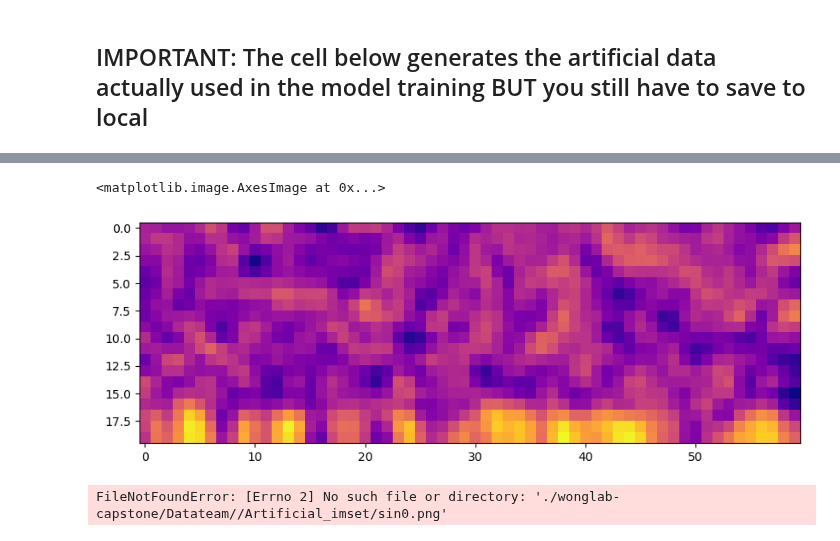
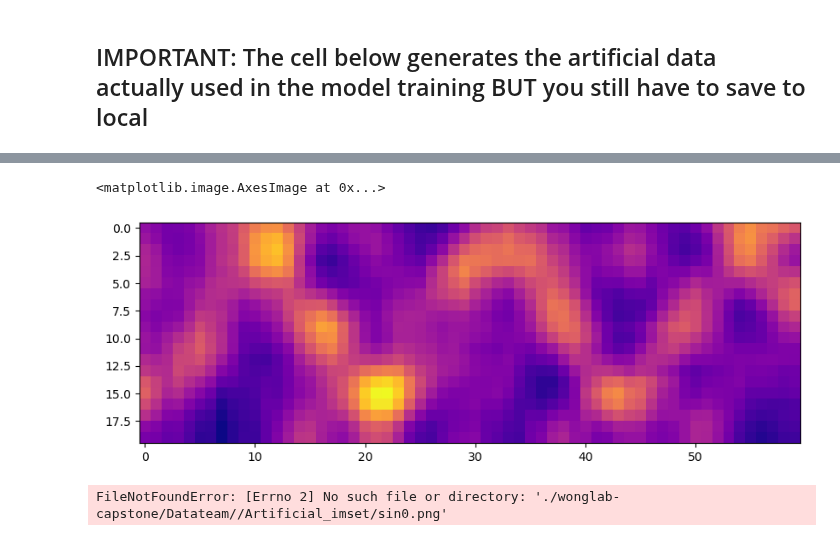
Before and after one commit to jstickelmaier/wonglab-capstone, a Jupyter notebook: ArtificialData/ArtificialData.ipynb, the cells around one changed output, grey strips where cells are left out. Cells and saved outputs as stored; diff of their text form; code cells hidden in the pictures.

```diff
--- a/ArtificialData/ArtificialData.ipynb
+++ b/ArtificialData/ArtificialData.ipynb
@@ -386,9 +386,9 @@ plt.imshow(decoded_kymo[101,:,:], cmap='plasma', interpolation='nearest')
 # %%
 plt.figure(figsize=(10,20))
-plt.imshow(decoded_kymo[102,:,:], cmap='plasma', interpolation='nearest')
+plt.imshow(decoded_kymo[14,:,:], cmap='plasma', interpolation='nearest')
 # %% [output]
 <matplotlib.image.AxesImage at 0x...>
-[figure, old version]
+[figure, new version]
 # %%
 #Example dump to a file in local system
 datafolder = "C:/Users/Aidan/Documents/Winter_2023/BE177B/Code/wonglab-capstone/Datateam/Artificial_imset"
```
Also changed, not shown: parts of 2 cells of this notebook, 7 other files.
